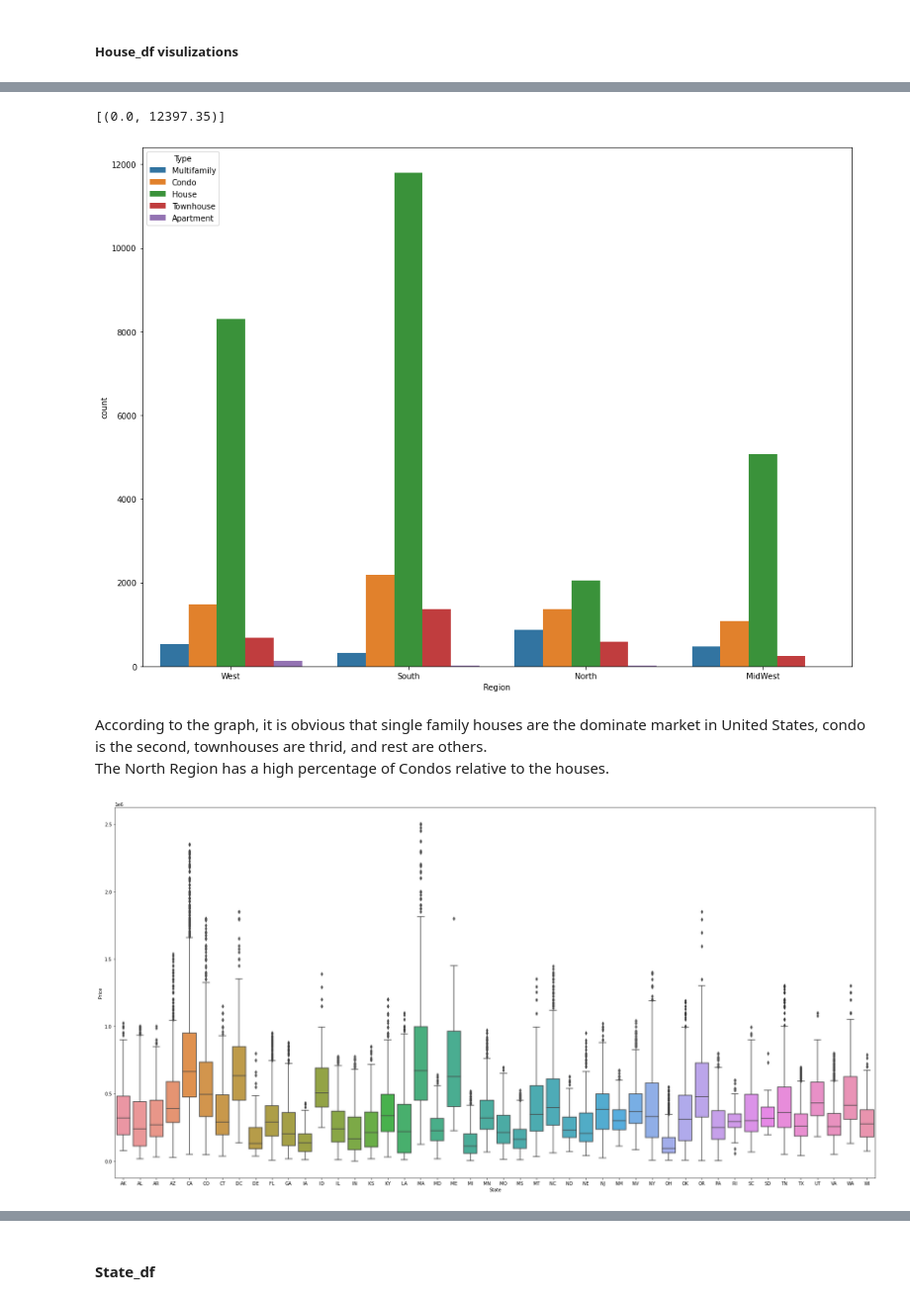
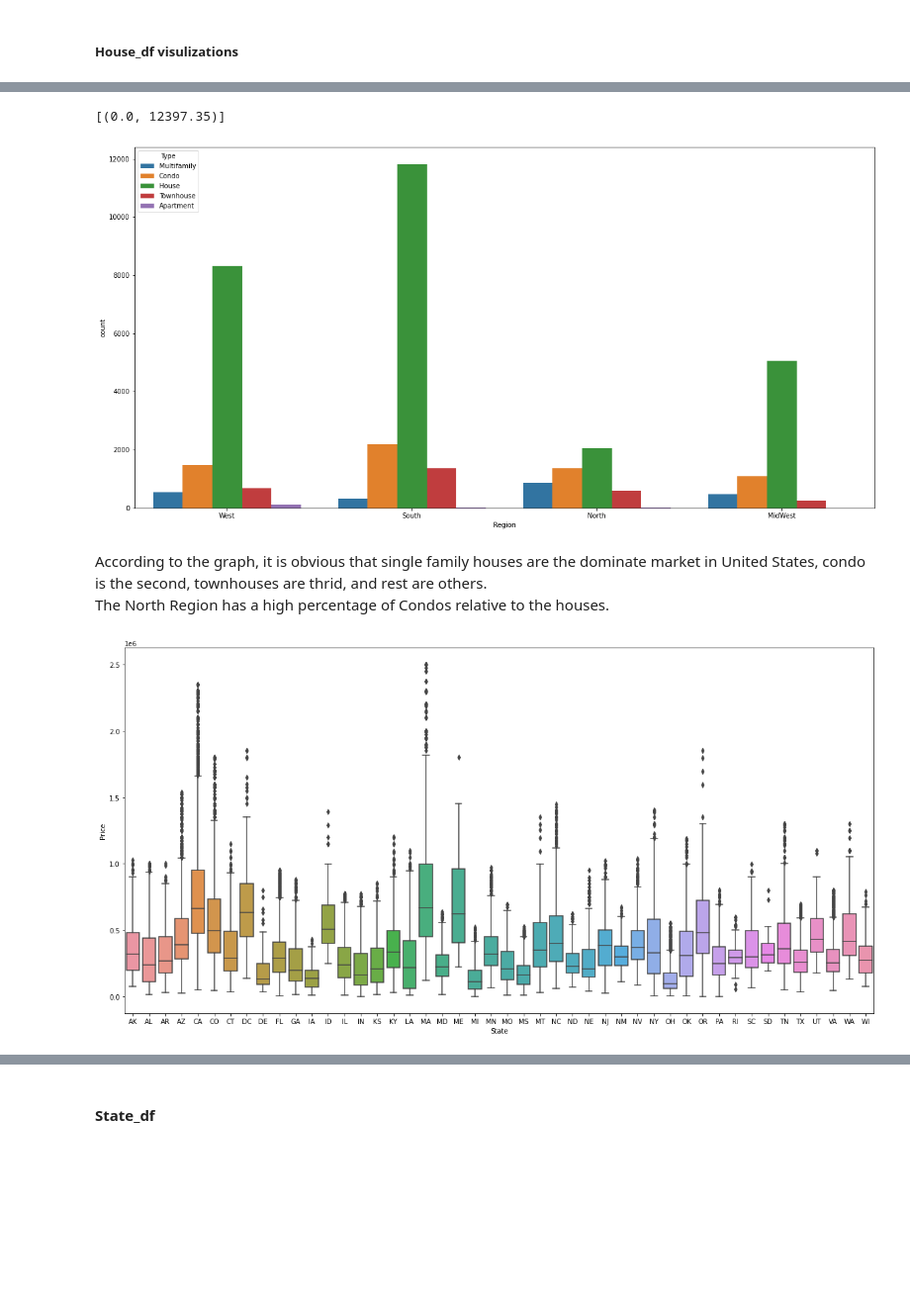
Before and after one commit to StockJanitor/CIS41_Project, a Jupyter notebook: CIS41_Project.ipynb, the cells around one changed output, grey strips where cells are left out. Shown at 99% size. Cells and saved outputs as stored; diff of their text form; code cells hidden in the pictures; blank space fills up the shorter version.

```diff
--- a/CIS41_Project.ipynb
+++ b/CIS41_Project.ipynb
@@ -768,16 +768,16 @@ house_df['State'].value_counts().plot(kind='bar')
 # %%
-plt.figure(figsize=(16,12))
+plt.figure(figsize=(20,10))
 g=sns.countplot(x='Region',data=house_df,hue='Type')
 g.set(ylim=(0, None))
 # %% [output]
 [(0.0, 12397.35)]
-[figure, old version]
+[figure, new version]
 # %% [markdown]
 According to the graph, it is obvious that single family houses are the dominate market in United States, condo is the second, townhouses are thrid, and rest are others.<br>
 The North Region has a high percentage of Condos relative to the houses.
 # %%
-plt.figure(figsize=(30,15))
+plt.figure(figsize=(20,10))
 ax = sns.boxplot(data = house_df, x = 'State' , y = 'Price')
 # %% [output]
-[figure, old version]
+[figure, new version]
 # %%
```
Also changed, not shown: parts of 6 cells of this notebook, 1 other file.
